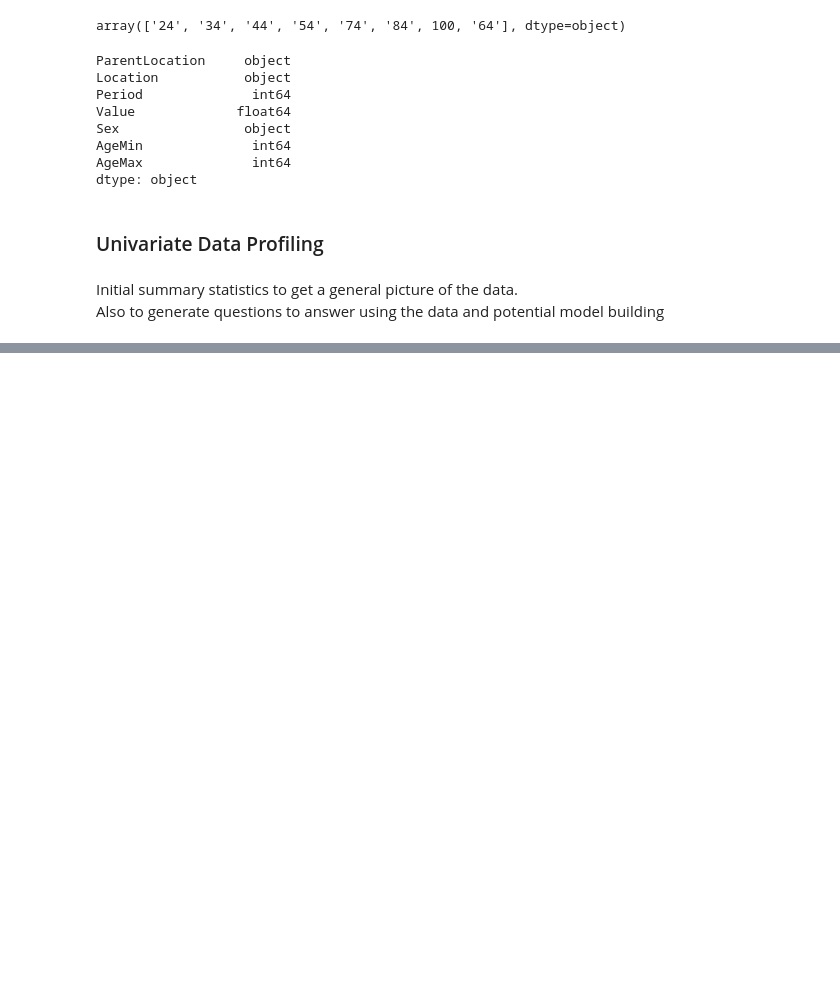
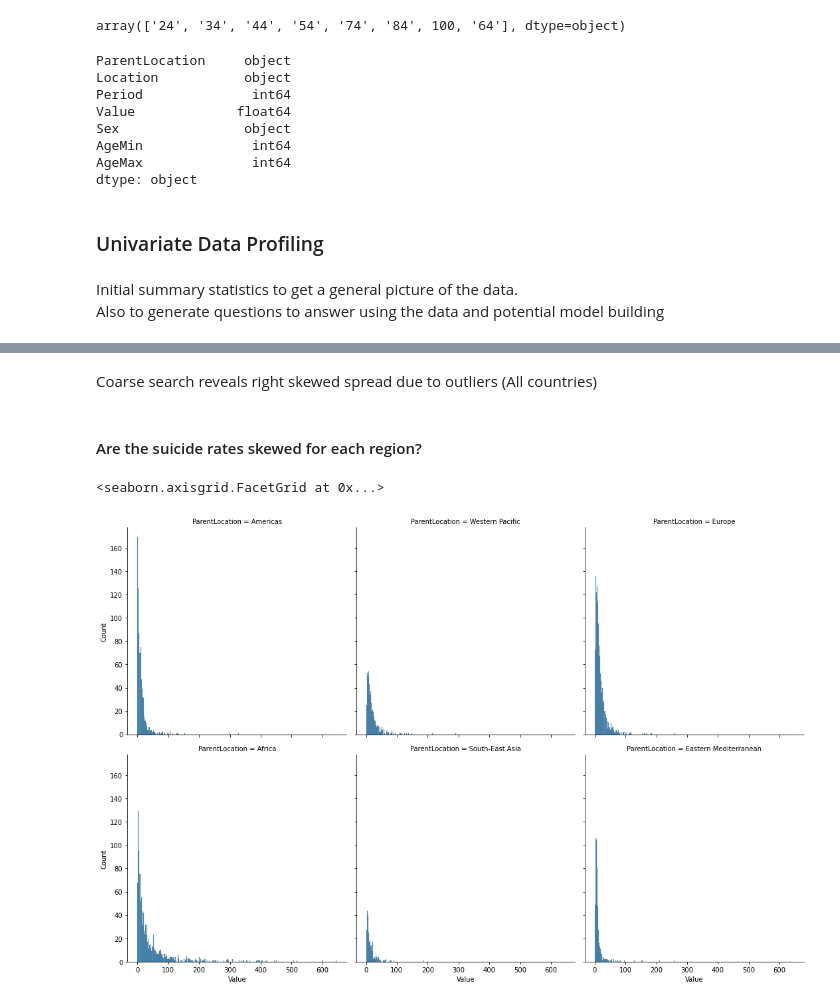
Before and after one commit to Fullcure3/WHO_suicide_rates, a Jupyter notebook: Suicides.ipynb, the cells around one changed output, grey strips where cells are left out. Cells and saved outputs as stored; diff of their text form; code cells hidden in the pictures; blank space fills up the shorter version.

```diff
--- a/Suicides.ipynb
+++ b/Suicides.ipynb
@@ -220,0 +279,10 @@ Also to generate questions to answer using the data and potential model building
+# %% [markdown]
+Coarse search reveals right skewed spread due to outliers (All countries) <br>
+# %% [markdown]
+#### Are the suicide rates skewed for each region?
+# %%
+#Figure level plot to aid visualization
+sns.displot(data=suicides_clean, x='Value', col='ParentLocation', col_wrap=3)
+# %% [output]
+<seaborn.axisgrid.FacetGrid at 0x...>
+[figure, added]
```
Also changed, not shown: parts of 40 cells of this notebook.
